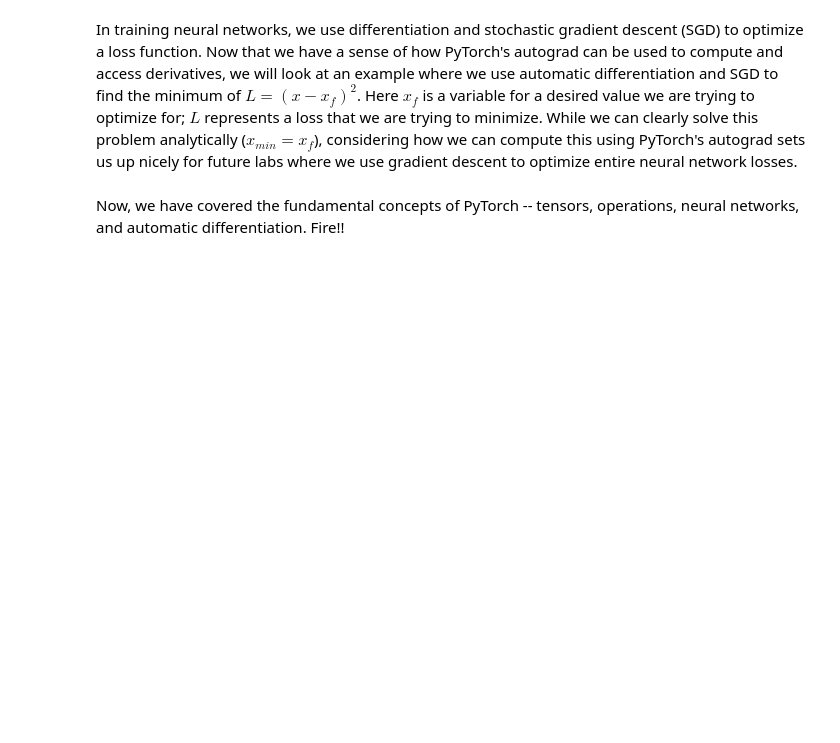
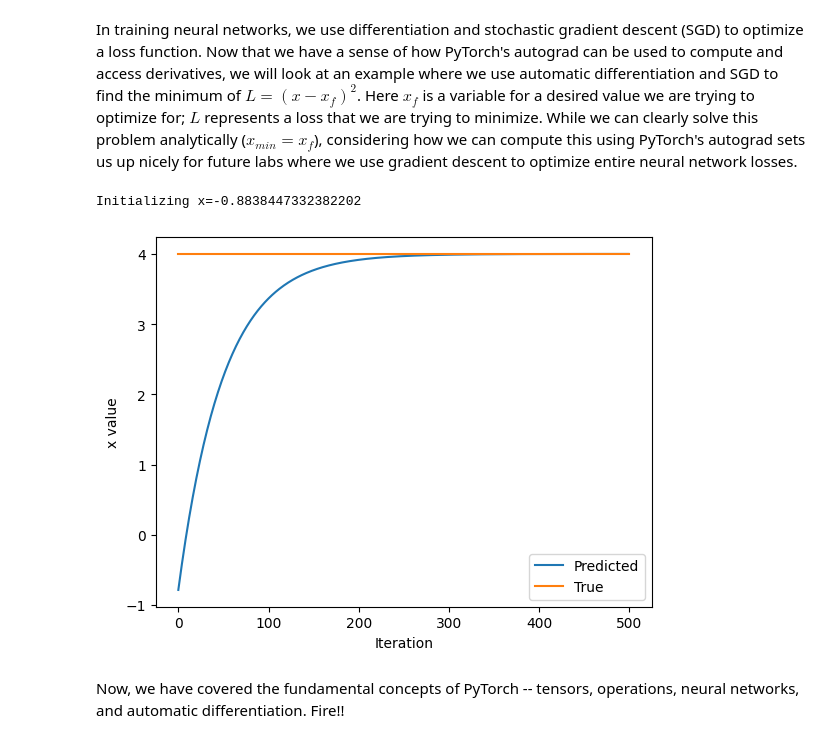
Before and after one commit to leiwingqueen/introtodeeplearning, a Jupyter notebook: lab1/PT_Part1_Intro.ipynb, the cells around one changed output. Drawn from its saved outputs; the diff is of its cells as text; code cells hidden in the pictures; blank space fills up the shorter version.

```diff
--- a/lab1/PT_Part1_Intro.ipynb
+++ b/lab1/PT_Part1_Intro.ipynb
@@ -341,33 +343,36 @@ In training neural networks, we use differentiation and stochastic gradient desc
 x = torch.randn(1)
 print(f"Initializing x={x.item()}")
 
 learning_rate = 1e-2  # Learning rate
 history = []
 x_f = 4  # Target value
 
 
 # We will run gradient descent for a number of iterations. At each iteration, we compute the loss,
 #   compute the derivative of the loss with respect to x, and perform the update.
 for i in range(500):
     x = torch.tensor([x], requires_grad=True)
 
     # TODO: Compute the loss as the square of the difference between x and x_f
-    loss = # TODO
+    loss = loss = (x - x_f) ** 2
 
     # Backpropagate through the loss to compute gradients
     loss.backward()
 
     # Update x with gradient descent
     x = x.item() - learning_rate * x.grad
 
     history.append(x.item())
 
 # Plot the evolution of x as we optimize toward x_f!
 plt.plot(history)
 plt.plot([0, 500], [x_f, x_f])
 plt.legend(('Predicted', 'True'))
 plt.xlabel('Iteration')
 plt.ylabel('x value')
 plt.show()
+# %% [output]
+Initializing x=-0.8838447332382202
+[figure, added]
 # %% [markdown]
 Now, we have covered the fundamental concepts of PyTorch -- tensors, operations, neural networks, and automatic differentiation. Fire!!
```
Also changed, not shown: parts of 1 cell of this notebook.
